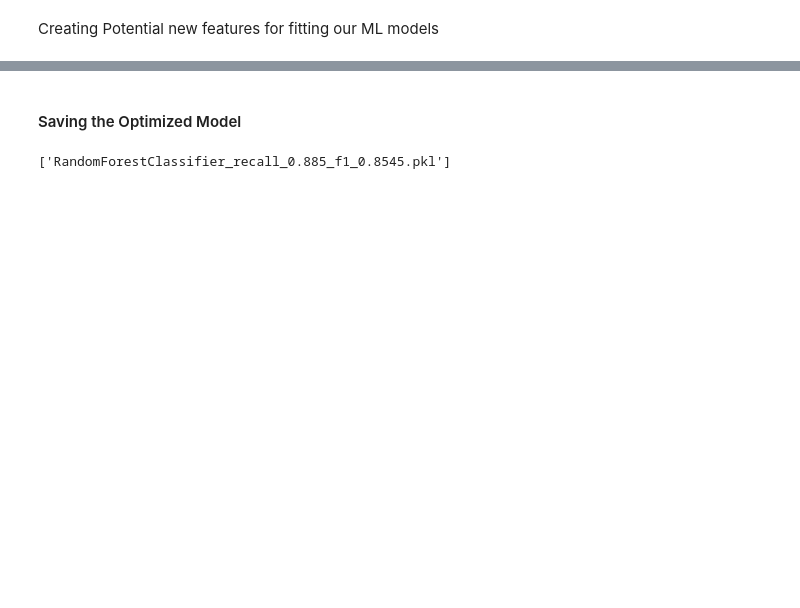
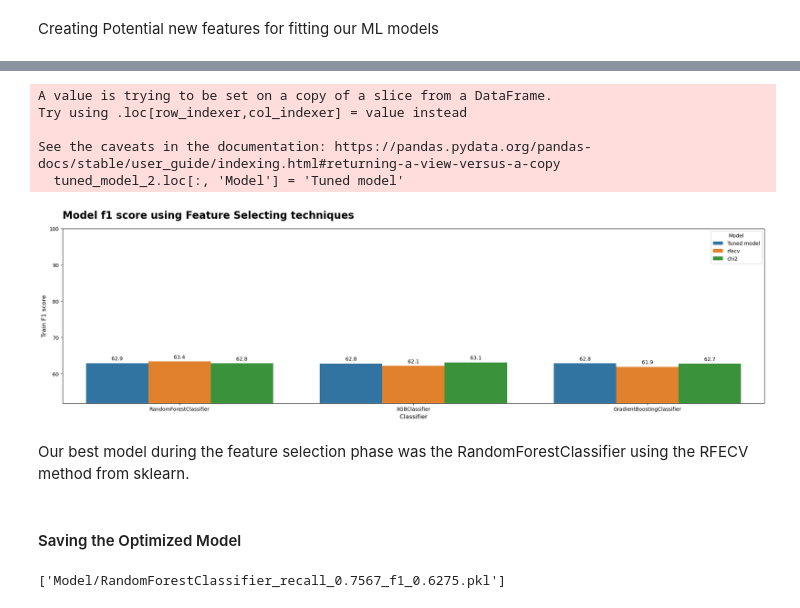
Before and after one commit to Lacerdash/ML-for-Churn-predicting, a Jupyter notebook: ModelCreation_Selection_Optimization.ipynb, the cells around one changed output, grey strips where cells are left out. Cells and saved outputs as stored; diff of their text form; code cells hidden in the pictures; blank space fills up the shorter version.

```diff
--- a/ModelCreation_Selection_Optimization.ipynb
+++ b/ModelCreation_Selection_Optimization.ipynb
@@ -562,0 +863,11 @@ plt.show()
+# %%
+# Chi2 Pipeline
+chi2_base_pipe = Pipeline([
+    ('preprocessor', col_trans),
+    ('resampler', SMOTE(random_state=SEED)),
+    ('feature_selection', SelectKBest(chi2, k=22)),
+    ('classifier', None) # Set your desired k value here
+])
+
+# Generate new pipelines with the updated chi2_base_pipe
+pre_tuned_pipelines_chi2 = generate_pipelines(pre_tuned_models_list, chi2_base_pipe)
@@ -563,10 +903,46 @@ plt.show()
+# %%
+tuned_model_2 = tuned_model[tuned_model['Model_name'].isin(['RandomForestClassifier', 'XGBClassifier', 'GradientBoostingClassifier'])]
+tuned_model_2.loc[:, 'Model'] = 'Tuned model'
+# %% [output]
+A value is trying to be set on a copy of a slice from a DataFrame.
+Try using .loc[row_indexer,col_indexer] = value instead
+
+See the caveats in the documentation: https://pandas.pydata.org/pandas-docs/stable/user_guide/indexing.html#returning-a-view-versus-a-copy
+  tuned_model_2.loc[:, 'Model'] = 'Tuned model'
+# %%
+comparison = pd.concat([rfecv_model, chi2_model, tuned_model_2])
+comparison['F1'] = comparison['F1']*100
+
+ymin = comparison['F1'].min()
+
+plt.figure(figsize=(20,6))
+ax = sns.barplot(x='Model_name', y='F1', data=comparison, hue='Model', hue_order=['Tuned model', 'rfecv', 'chi2'])
+plt.title('Model f1 score using Feature Selecting techniques', size=20, fontweight='bold', pad=20, loc='left')
+plt.ylabel('Train F1 score', size=12)
+plt.xlabel('Classifier', size=12)
+plt.ylim(ymin-10, 100)
+
+for p in ax.patches:
+    ax.annotate(format(p.get_height(), '.1f'),
+                      (p.get_x() + p.get_width() / 2., p.get_height()),
+                      ha = 'center', va = 'center',
+                      xytext = (0, 9),
+                      textcoords = 'offset points')
+plt.tight_layout()
+plt.show()
+# %% [output]
+[figure, added]
+# %% [markdown]
+Our best model during the feature selection phase was the RandomForestClassifier using the RFECV method from sklearn.
 # %% [markdown]
 #### Saving the Optimized Model
 # %%
 import joblib
 
-model_name = type(rf_best_estimator).__name__
-file_name = model_name + '_recall_' + str(round(recall, 4)) + '_f1_' + str(round(f1, 4)) +'.pkl'
-joblib.dump(rf_best_estimator, file_name)
+best_model = pre_tuned_pipelines_rfecv['RandomForestClassifier']
+
+model_name = best_model['classifier'].__class__.__name__
+file_name = 'Model/' + model_name + '_recall_' + str(round(recall, 4)) + '_f1_' + str(round(f1, 4)) +'.pkl'
+joblib.dump(best_model, file_name)
 # %% [output]
-['RandomForestClassifier_recall_0.885_f1_0.8545.pkl']
+['Model/RandomForestClassifier_recall_0.7567_f1_0.6275.pkl']
```
Also changed, not shown: parts of 126 cells of this notebook.
